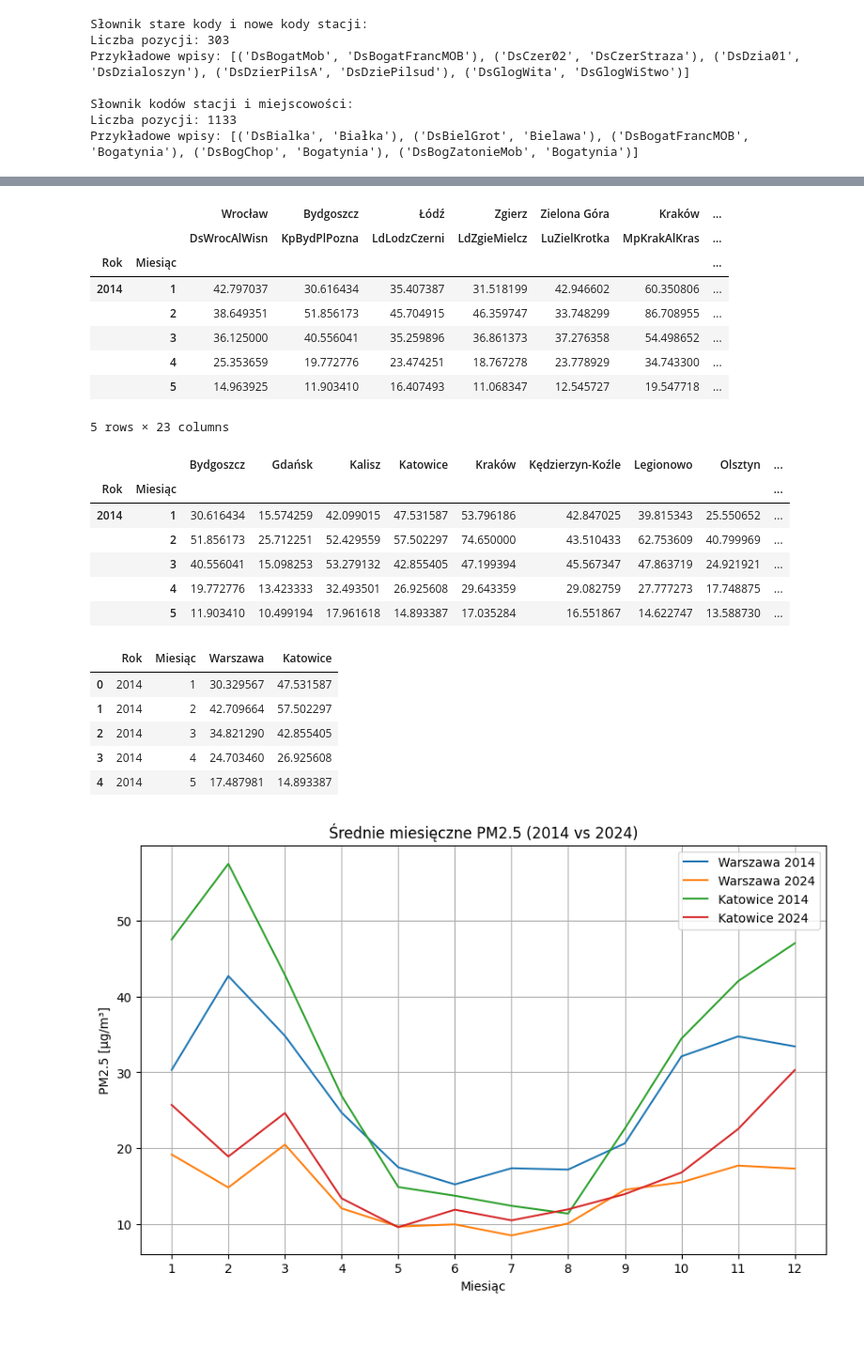
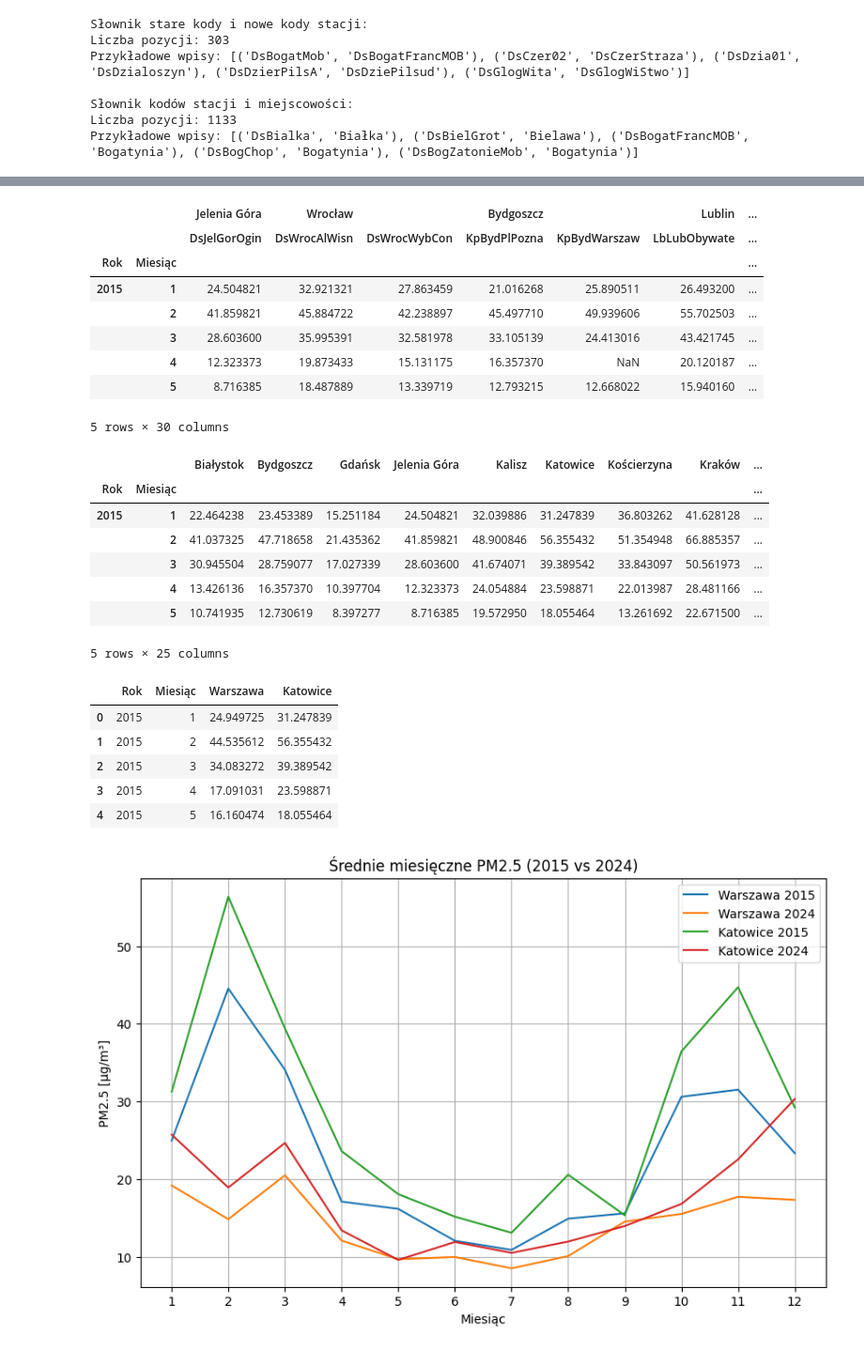
Before and after one commit to anastazjat08/ZTP_project3, a Jupyter notebook: projekt_1_ztp.ipynb, the cells around one changed output, grey strips where cells are left out. Shown at 94% size. Drawn from its saved outputs; the diff is of its cells as text; code cells hidden in the pictures.

```diff
--- a/projekt_1_ztp.ipynb
+++ b/projekt_1_ztp.ipynb
@@ -77,10 +77,10 @@ import visualizations
 from load_data import load_pm25_data
 # id archiwum dla poszczególnych lat
 gios_archive_url = "https://powietrze.gios.gov.pl/pjp/archives/downloadFile/"
-gios_url_ids = {2014: '302', 2019: '322', 2024: '582'}
-gios_pm25_file = {2014: '2014_PM2.5_1g.xlsx', 2019: '2019_PM25_1g.xlsx', 2024: '2024_PM25_1g.xlsx'}
+gios_url_ids = {2015: '236', 2018: '603', 2021: '486', 2024: '582'}
+gios_pm25_file = {2015: '2015_PM25_1g.xlsx', 2018: '2018_PM25_1g.xlsx', 2021: '2021_PM25_1g.xlsx', 2024: '2024_PM25_1g.xlsx'}
 
-years = [2014, 2019, 2024]
+years = [2015, 2018, 2021, 2024]
 dfs = load_pm25_data(years, gios_archive_url, gios_url_ids, gios_pm25_file)
 # %%
 # Wczytanie metadanych stacji
@@ -196,42 +198,43 @@ Oblicz średnie miesięczne stężenie PM2.5 dla każdej stacji i roku. Dla **Wa
 month_means_df = calculations.calculate_station_monthly_averages(combined_df)
 month_means_df.head()
 # %% [output]
-|  |  | Wrocław | Bydgoszcz | Łódź | Zgierz | Zielona Góra | Kraków | ... |
-|  |  | DsWrocAlWisn | KpBydPlPozna | LdLodzCzerni | LdZgieMielcz | LuZielKrotka | MpKrakAlKras | ... |
+|  |  | Jelenia Góra | Wrocław |  | Bydgoszcz |  | Lublin | ... |
+|  |  | DsJelGorOgin | DsWrocAlWisn | DsWrocWybCon | KpBydPlPozna | KpBydWarszaw | LbLubObywate | ... |
 | Rok | Miesiąc |  |  |  |  |  |  | ... |
-| 2014 | 1 | 42.797037 | 30.616434 | 35.407387 | 31.518199 | 42.946602 | 60.350806 | ... |
-|  | 2 | 38.649351 | 51.856173 | 45.704915 | 46.359747 | 33.748299 | 86.708955 | ... |
-|  | 3 | 36.125000 | 40.556041 | 35.259896 | 36.861373 | 37.276358 | 54.498652 | ... |
-|  | 4 | 25.353659 | 19.772776 | 23.474251 | 18.767278 | 23.778929 | 34.743300 | ... |
-|  | 5 | 14.963925 | 11.903410 | 16.407493 | 11.068347 | 12.545727 | 19.547718 | ... |
+| 2015 | 1 | 24.504821 | 32.921321 | 27.863459 | 21.016268 | 25.890511 | 26.493200 | ... |
+|  | 2 | 41.859821 | 45.884722 | 42.238897 | 45.497710 | 49.939606 | 55.702503 | ... |
+|  | 3 | 28.603600 | 35.995391 | 32.581978 | 33.105139 | 24.413016 | 43.421745 | ... |
+|  | 4 | 12.323373 | 19.873433 | 15.131175 | 16.357370 | NaN | 20.120187 | ... |
+|  | 5 | 8.716385 | 18.487889 | 13.339719 | 12.793215 | 12.668022 | 15.940160 | ... |
-5 rows × 23 columns
+5 rows × 30 columns
 # %%
 # Obliczanie średnich miesięcznych na miasto
 city_month_means_df = calculations.calculate_city_monthly_averages(month_means_df)
 city_month_means_df.head()
 # %% [output]
-|  |  | Bydgoszcz | Gdańsk | Kalisz | Katowice | Kraków | Kędzierzyn-Koźle | Legionowo | Olsztyn | ... |
+|  |  | Białystok | Bydgoszcz | Gdańsk | Jelenia Góra | Kalisz | Katowice | Kościerzyna | Kraków | ... |
 | Rok | Miesiąc |  |  |  |  |  |  |  |  | ... |
-| 2014 | 1 | 30.616434 | 15.574259 | 42.099015 | 47.531587 | 53.796186 | 42.847025 | 39.815343 | 25.550652 | ... |
-|  | 2 | 51.856173 | 25.712251 | 52.429559 | 57.502297 | 74.650000 | 43.510433 | 62.753609 | 40.799969 | ... |
-|  | 3 | 40.556041 | 15.098253 | 53.279132 | 42.855405 | 47.199394 | 45.567347 | 47.863719 | 24.921921 | ... |
-|  | 4 | 19.772776 | 13.423333 | 32.493501 | 26.925608 | 29.643359 | 29.082759 | 27.777273 | 17.748875 | ... |
-|  | 5 | 11.903410 | 10.499194 | 17.961618 | 14.893387 | 17.035284 | 16.551867 | 14.622747 | 13.588730 | ... |
+| 2015 | 1 | 22.464238 | 23.453389 | 15.251184 | 24.504821 | 32.039886 | 31.247839 | 36.803262 | 41.628128 | ... |
+|  | 2 | 41.037325 | 47.718658 | 21.435362 | 41.859821 | 48.900846 | 56.355432 | 51.354948 | 66.885357 | ... |
+|  | 3 | 30.945504 | 28.759077 | 17.027339 | 28.603600 | 41.674071 | 39.389542 | 33.843097 | 50.561973 | ... |
+|  | 4 | 13.426136 | 16.357370 | 10.397704 | 12.323373 | 24.054884 | 23.598871 | 22.013987 | 28.481166 | ... |
+|  | 5 | 10.741935 | 12.730619 | 8.397277 | 8.716385 | 19.572950 | 18.055464 | 13.261692 | 22.671500 | ... |
+5 rows × 25 columns
 # %%
-# Wyciąganie danych dla Warszawy i Katowic w latach 2014 i 2024
-chosen_df = load_data.get_cities_years(city_month_means_df, ["Warszawa", "Katowice"], [2014, 2024])
+# Wyciąganie danych dla Warszawy i Katowic w latach 2015 i 2024
+chosen_df = load_data.get_cities_years(city_month_means_df, ["Warszawa", "Katowice"], [2015, 2024])
 chosen_df.head()
 # %% [output]
 |  | Rok | Miesiąc | Warszawa | Katowice |
-| 0 | 2014 | 1 | 30.329567 | 47.531587 |
-| 1 | 2014 | 2 | 42.709664 | 57.502297 |
-| 2 | 2014 | 3 | 34.821290 | 42.855405 |
-| 3 | 2014 | 4 | 24.703460 | 26.925608 |
-| 4 | 2014 | 5 | 17.487981 | 14.893387 |
+| 0 | 2015 | 1 | 24.949725 | 31.247839 |
+| 1 | 2015 | 2 | 44.535612 | 56.355432 |
+| 2 | 2015 | 3 | 34.083272 | 39.389542 |
+| 3 | 2015 | 4 | 17.091031 | 23.598871 |
+| 4 | 2015 | 5 | 16.160474 | 18.055464 |
 # %%
 # Rysowanie wykresu porównawczego
-visualizations.plot_monthly_averages(chosen_df, "Średnie miesięczne PM2.5 (2014 vs 2024)")
+visualizations.plot_monthly_averages(chosen_df, "Średnie miesięczne PM2.5 (2015 vs 2024)")
 # %% [output]
-[figure, old version]
+[figure, new version]
 # %% [markdown]
 # Opis różnic i interpretacja wyników
```
Also changed, not shown: parts of 14 cells of this notebook.
